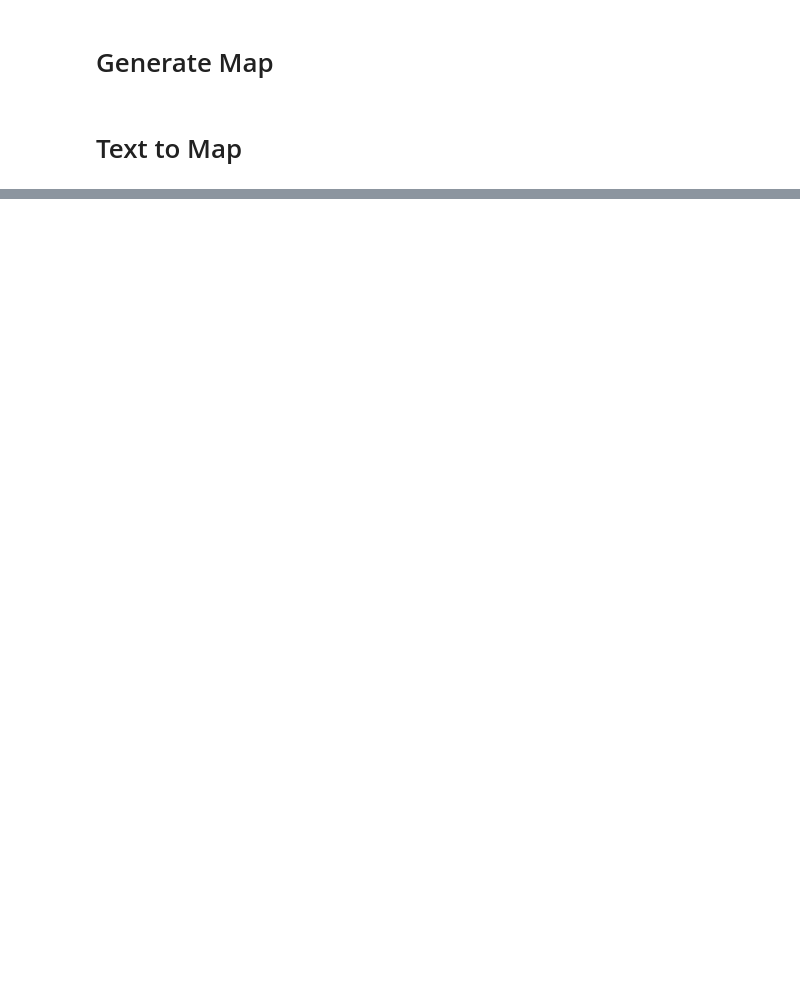
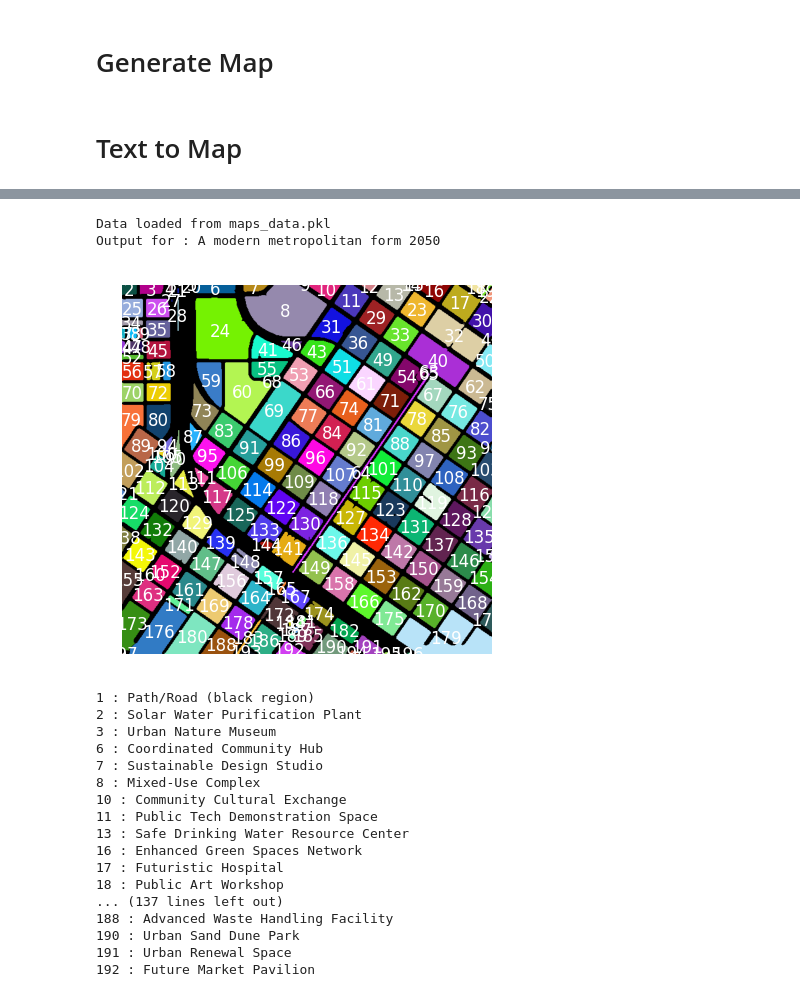
Before and after one commit to partharora1105/Text-To-World-Map, a Jupyter notebook: src/main.ipynb, the cells around one changed output, grey strips where cells are left out. Saved outputs shown, nothing was run; the diff lists cells and outputs as text; code cells hidden in the pictures; blank space fills up the shorter version.

```diff
--- a/src/main.ipynb
+++ b/src/main.ipynb
@@ -884,0 +785,23 @@ Output for : An evil city with villans and dark magic
+# %%
+map, location_info, elevation_map = text_to_map("A modern metropolitan form 2050", False)
+# %% [output]
+Data loaded from maps_data.pkl
+Output for : A modern metropolitan form 2050
+[figure, added]
+1 : Path/Road (black region)
+2 : Solar Water Purification Plant
+3 : Urban Nature Museum
+6 : Coordinated Community Hub
+7 : Sustainable Design Studio
+8 : Mixed-Use Complex
+10 : Community Cultural Exchange
+11 : Public Tech Demonstration Space
+13 : Safe Drinking Water Resource Center
+16 : Enhanced Green Spaces Network
+17 : Futuristic Hospital
+18 : Public Art Workshop
+... (137 lines left out)
+188 : Advanced Waste Handling Facility
+190 : Urban Sand Dune Park
+191 : Urban Renewal Space
+192 : Future Market Pavilion
```
Also changed, not shown: parts of 11 cells of this notebook, 4 other files.
